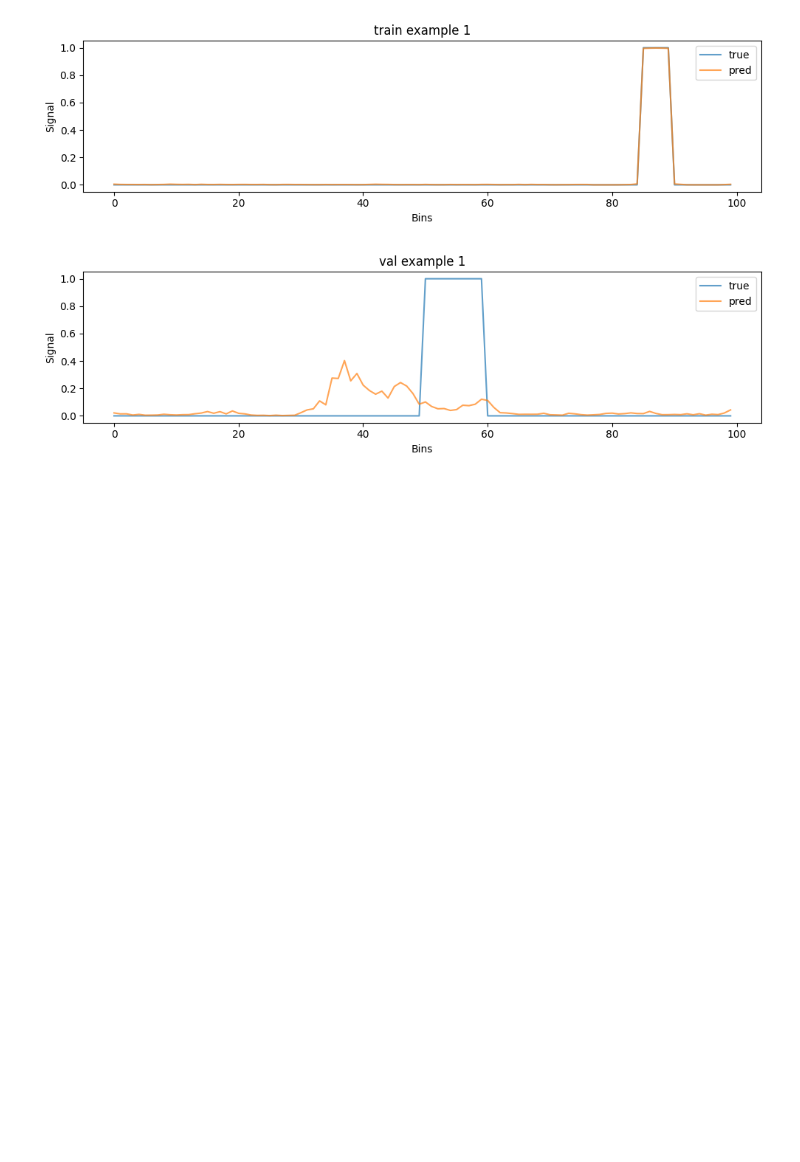
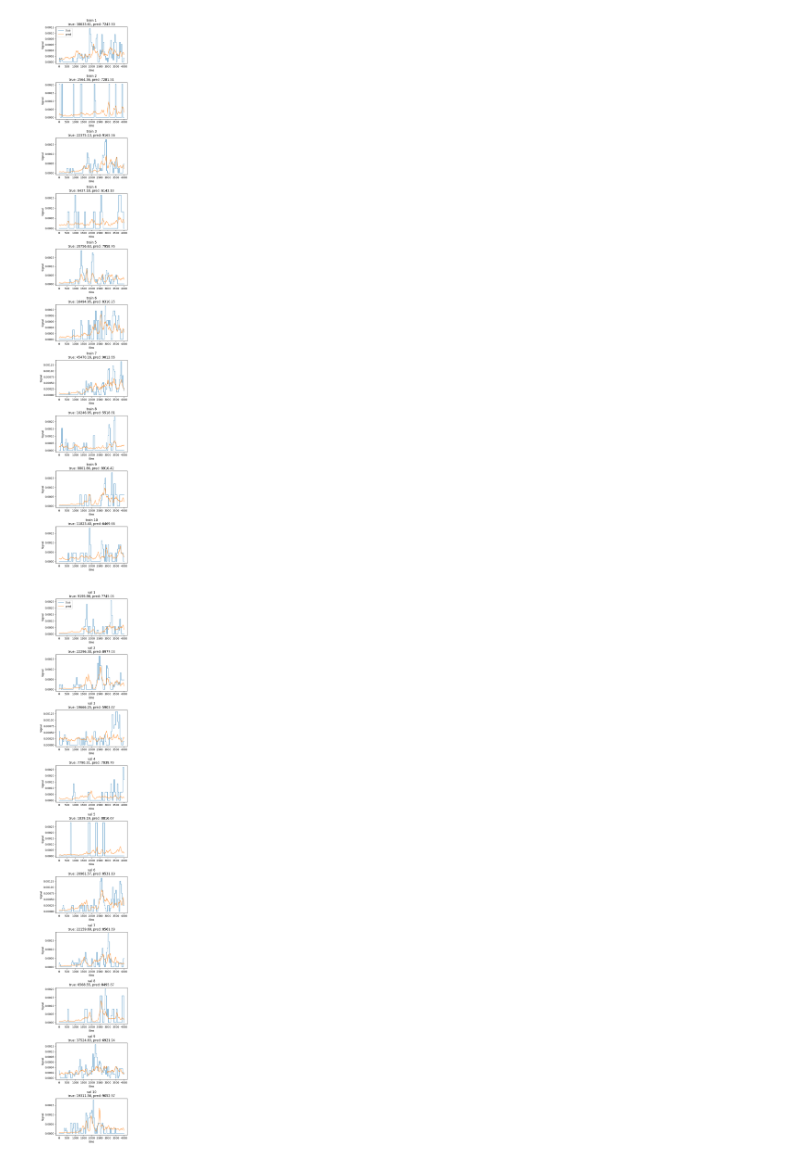
Before and after one commit to alw399/FACT, a Jupyter notebook: notebooks/train_seq.ipynb, the cells around one changed output. Saved outputs shown, nothing was run; the diff lists cells and outputs as text; code cells hidden in the pictures; blank space fills up the shorter version.

```diff
--- a/notebooks/train_seq.ipynb
+++ b/notebooks/train_seq.ipynb
@@ -37,10 +39,11 @@ patience = 100
 dataset = SequenceBigWigDataset(
     fasta_path=str(fasta_path),
     bigwig_path=str(bigwig_path),
+    bed_path=str(bed_path),
     signal_bins=signal_bins,
-    chrom=chrom,
     window_size=window_size,
-    stride=stride
+    binarize_signal=False,
+    normalize_signal=False
 )
 # %%
 len(dataset)
@@ -69,3 +62,0 @@ config = TrainConfig(
-# %%
-# reduce training data to see if loss hits zero
-dataset.intervals = dataset.intervals[:100]
@@ -96,0 +63,18 @@ Final losses:
+# %%
+# real training
+config = TrainConfig(
+    lr=lr,
+    weight_decay=weight_decay,
+    epochs=100,
+    device=device,
+    patience=10,
+    loss_type='kldiv'
+    # loss_type='mse'
+    # loss_type='bce'
+)
+
+model = train_cnn_regressor(
+    dataset=dataset,
+    batch_size=batch_size,
+    config=config,
+)
@@ -107,3 +111,0 @@ print(f"Saved trained model (config + state_dict) to: {output_model_path}")
-# %%
-output_model_path = '../models/seq_6HdTAG_20260129_14.pt'
-model = load_model(output_model_path, device='cpu')
@@ -119,10 +112,10 @@ loader = DataLoader(
 # %%
 visualize_split_predictions(
     model,
     device='cpu',
-    n_examples_per_split=1,
+    n_examples_per_split=10,
     # loader=loader
 )
 # %% [output]
-[figure, old version]
+[figure, new version]
-[figure, old version]
+[figure, new version]
```
Also changed, not shown: parts of 17 cells of this notebook, 3 other files.
